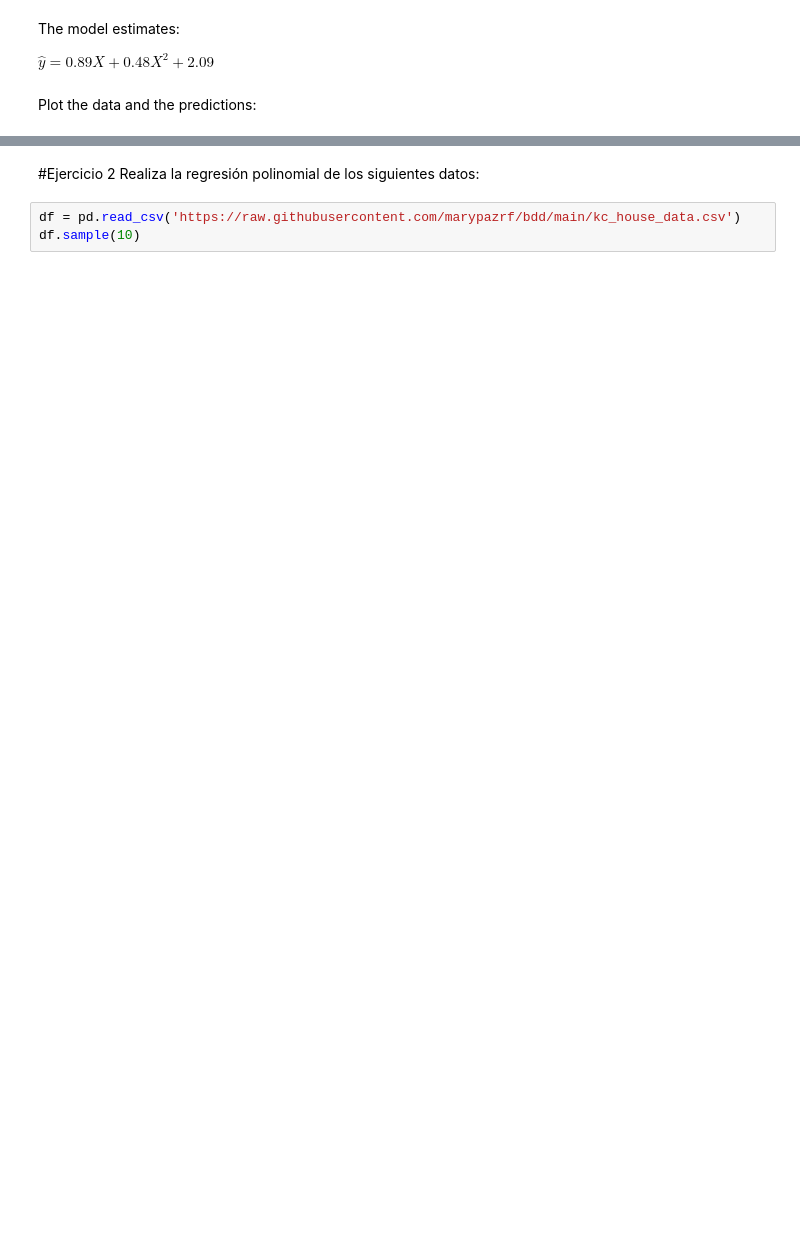
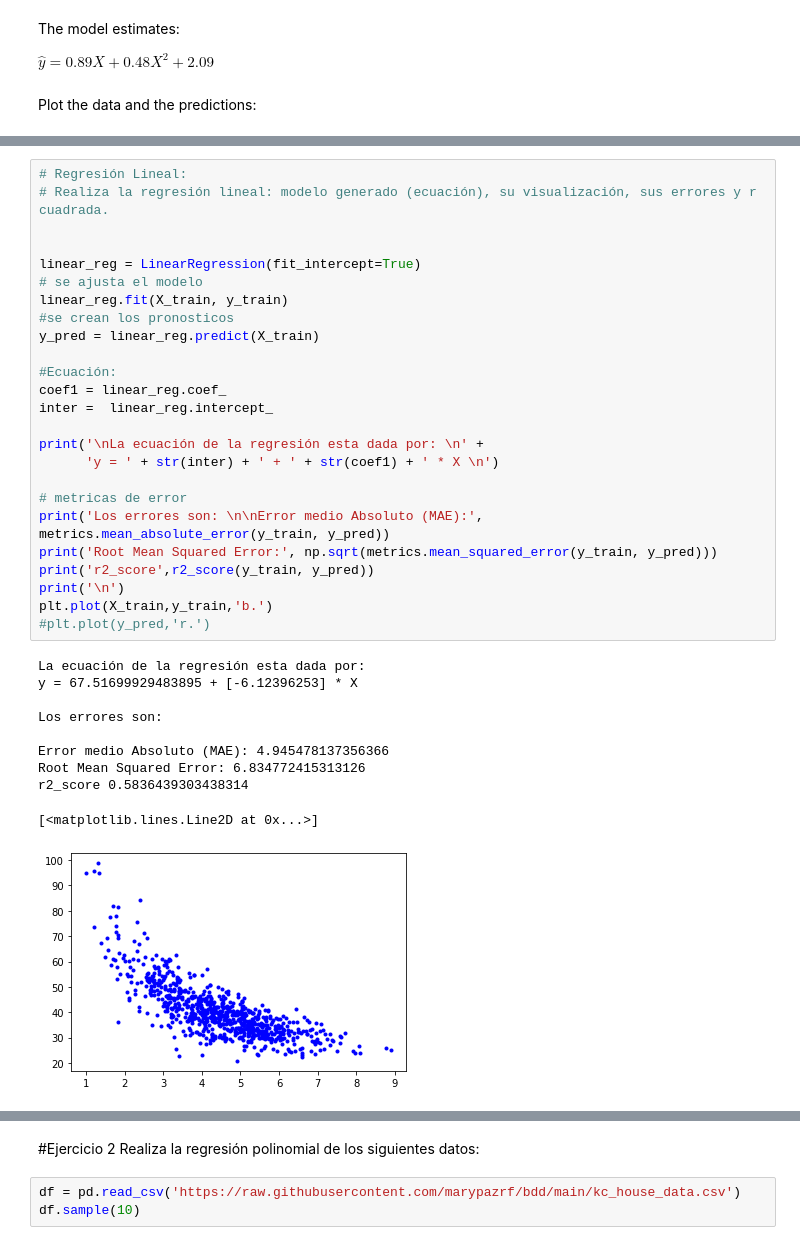
Before and after one commit to PosgradoMNA/actividades-de-aprendizaje-ams182, a Jupyter notebook: TecMty_Regresion_lineal_polinomial_A01104775.ipynb, the cells around one changed output, grey strips where cells are left out. Cells and saved outputs as stored; diff of their text form; blank space fills up the shorter version.

```diff
--- a/TecMty_Regresion_lineal_polinomial_A01104775.ipynb
+++ b/TecMty_Regresion_lineal_polinomial_A01104775.ipynb
@@ -299,0 +309,36 @@ Name: Manufacturing Cost, Length: 1000, dtype: float64>
+# %%
+# Regresión Lineal:
+# Realiza la regresión lineal: modelo generado (ecuación), su visualización, sus errores y r cuadrada.
+
+
+linear_reg = LinearRegression(fit_intercept=True)
+# se ajusta el modelo
+linear_reg.fit(X_train, y_train)
+#se crean los pronosticos
+y_pred = linear_reg.predict(X_train)
+
+#Ecuación:
+coef1 = linear_reg.coef_
+inter =  linear_reg.intercept_
+
+print('\nLa ecuación de la regresión esta dada por: \n' +
+      'y = ' + str(inter) + ' + ' + str(coef1) + ' * X \n')
+
+# metricas de error
+print('Los errores son: \n\nError medio Absoluto (MAE):', metrics.mean_absolute_error(y_train, y_pred))
+print('Root Mean Squared Error:', np.sqrt(metrics.mean_squared_error(y_train, y_pred)))
+print('r2_score',r2_score(y_train, y_pred))
+print('\n')
+plt.plot(X_train,y_train,'b.')
+#plt.plot(y_pred,'r.')
+# %% [output]
+La ecuación de la regresión esta dada por:
+y = 67.51699929483895 + [-6.12396253] * X
+
+Los errores son:
+
+Error medio Absoluto (MAE): 4.945478137356366
+Root Mean Squared Error: 6.834772415313126
+r2_score 0.5836439303438314
+[<matplotlib.lines.Line2D at 0x...>]
+[figure, added]
```
Also changed, not shown: parts of 24 cells of this notebook.
